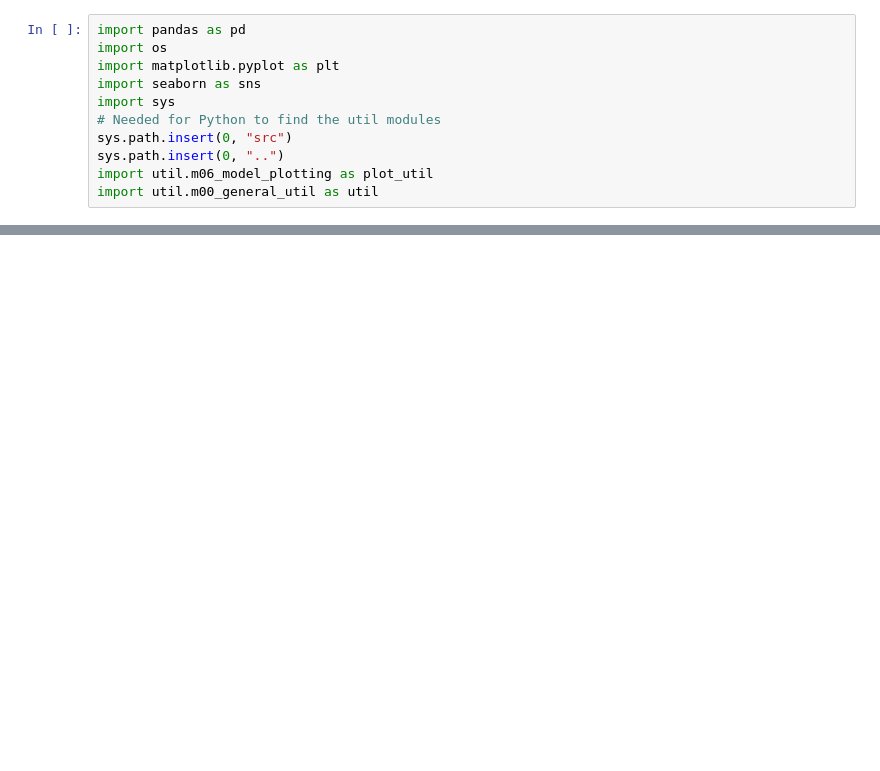
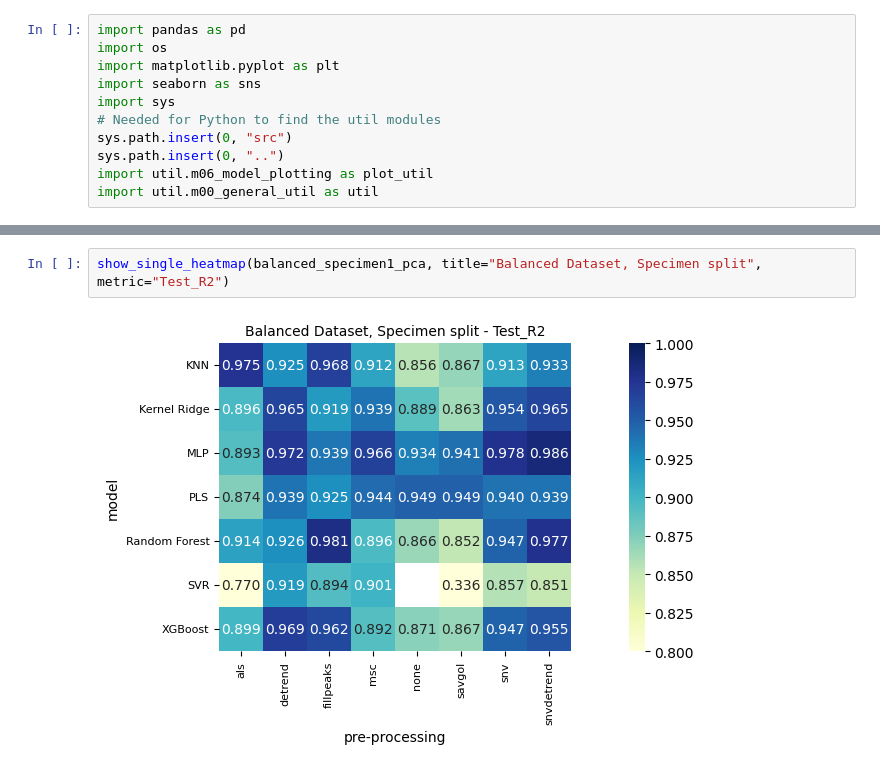
Before and after one commit to sebnemyyl/Characterization-of-cotton-polyester-textiles-using-IR-spectroscopy, a Jupyter notebook: src/notebooks/model_evaluation.ipynb, the cells around one changed output, grey strips where cells are left out. Cells and saved outputs as stored; diff of their text form; blank space fills up the shorter version.

```diff
--- a/src/notebooks/model_evaluation.ipynb
+++ b/src/notebooks/model_evaluation.ipynb
@@ -28,0 +108,4 @@ def show_train_test_heatmap(model_results, title, left_metric = "Test_R2", right
+# %%
+show_single_heatmap(balanced_specimen1_pca, title="Balanced Dataset, Specimen split", metric="Test_R2")
+# %% [output]
+[figure, added]
```
Also changed, not shown: parts of 15 cells of this notebook, 2 other files.
